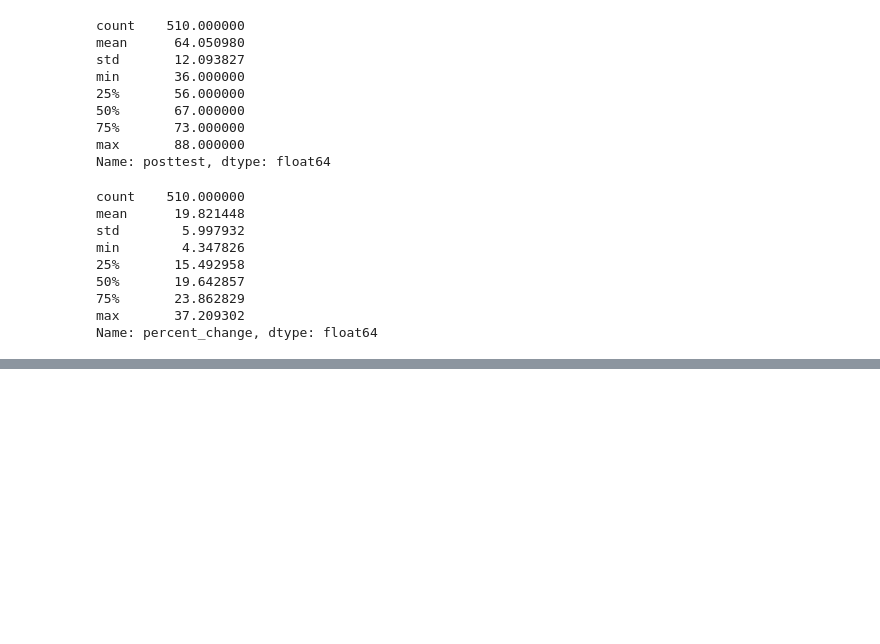
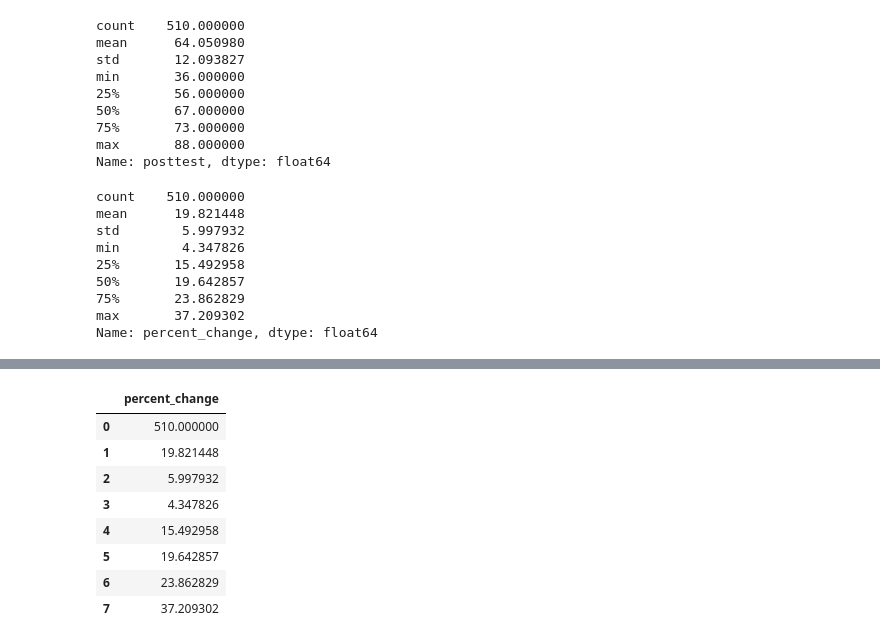
Before and after one commit to yangsue47/School_Is_Cool, a Jupyter notebook: Sandbox/Pa/test_scores_EDA.ipynb, the cells around one changed output, grey strips where cells are left out. Drawn from its saved outputs; the diff is of its cells as text; code cells hidden in the pictures; blank space fills up the shorter version.

```diff
--- a/Sandbox/Pa/test_scores_EDA.ipynb
+++ b/Sandbox/Pa/test_scores_EDA.ipynb
@@ -397,0 +447,13 @@ Name: percent_change, dtype: float64
+# %%
+percent_df = pd.merge(urban_percent,rural_percent,how='right', on='percent_change')
+percent_df
+# %% [output]
+|  | percent_change |
+| 0 | 510.000000 |
+| 1 | 19.821448 |
+| 2 | 5.997932 |
+| 3 | 4.347826 |
+| 4 | 15.492958 |
+| 5 | 19.642857 |
+| 6 | 23.862829 |
+| 7 | 37.209302 |
```
Also changed, not shown: parts of 6 cells of this notebook, 3 other files.
